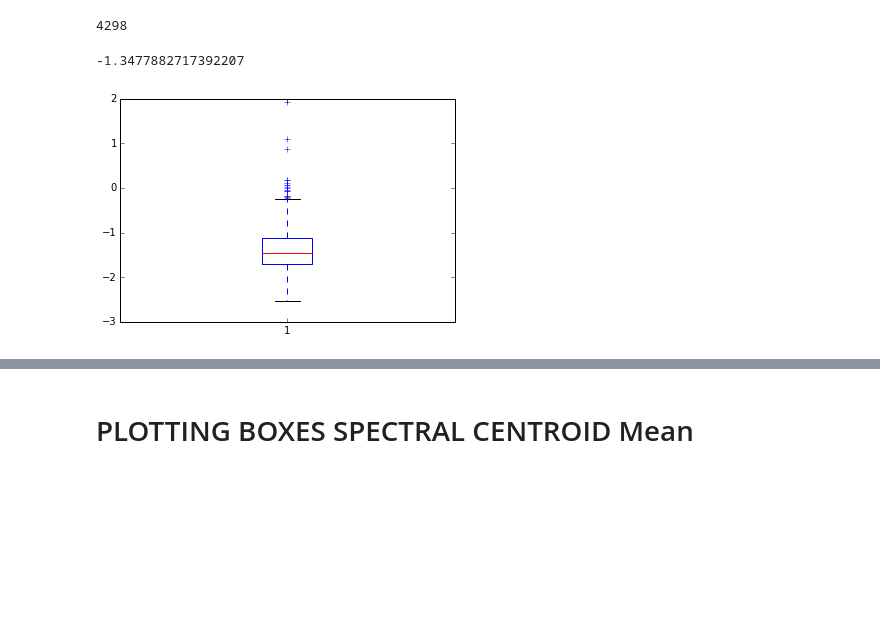
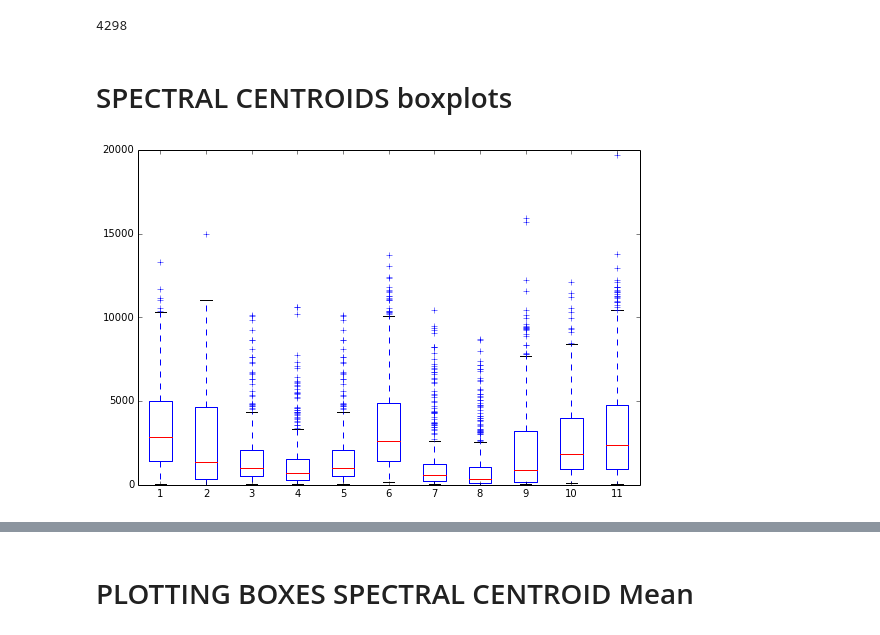
Before and after one commit to pedrogogo/SMC_Th, a Jupyter notebook: json_read_computing_essentia_descriptors.ipynb, the cells around one changed output, grey strips where cells are left out. Cells and saved outputs as stored; diff of their text form; code cells hidden in the pictures; blank space fills up the shorter version.

Commit message:
added boxplot_comparison descriptors vs attributes

```diff
--- a/json_read_computing_essentia_descriptors.ipynb
+++ b/json_read_computing_essentia_descriptors.ipynb
@@ -489,10 +489,20 @@ zcr_sharp_mean = np.array(zcr_sharp_mean)
 trist_sharp_mean = np.array(trist_sharp_mean)
 oteher_sharp_mean = np.array(oteher_sharp_mean)
 lat_sharp_mean = np.array(lat_sharp_mean)
-# %%
-#test
-plt.boxplot(lat_bright_mean)
-sum(lat_bright_mean) / float(len(lat_bright_mean))
-# %% [output]
--1.3477882717392207
-[figure, removed]
+# %% [markdown]
+# SPECTRAL CENTROIDS boxplots
+# %%
+
+## combine these different collections into a list
+data_to_plot_sc = [sc_bright_mean,sc_hard_mean,sc_warm_mean,sc_rough_mean,sc_reverb_mean,sc_clear_mean,sc_hollow_mean,sc_deep_mean, sc_punchy_mean, sc_metallic_mean, sc_sharp_mean]
+
+# Create a figure instance
+fig = plt.figure(1, figsize=(9, 6))
+
+# Create an axes instance
+ax = fig.add_subplot(111)
+
+# Create the boxplot
+bp = ax.boxplot(data_to_plot_sc)
+# %% [output]
+[figure, added]
```
Also changed, not shown: parts of 14 cells of this notebook.
